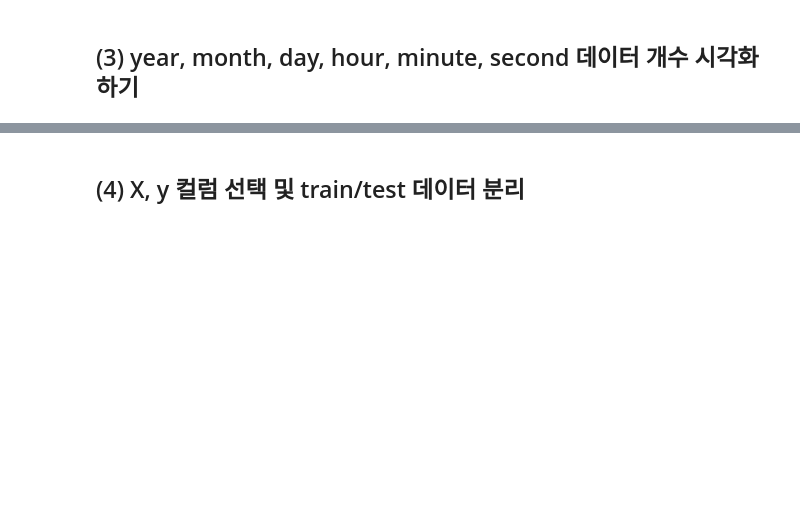
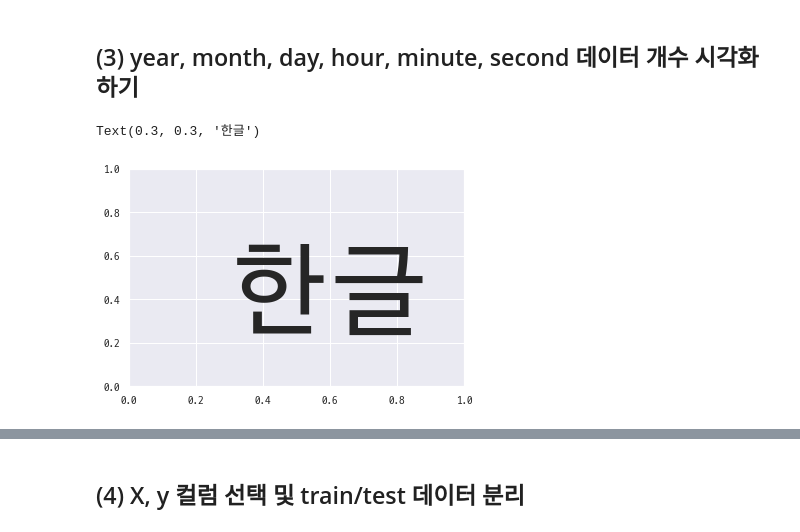
Before and after one commit to byhankim/aiffel, a Jupyter notebook: e/E05_diabetes_bike_regression_project.ipynb, the cells around one changed output, grey strips where cells are left out. Cells and saved outputs as stored; diff of their text form; code cells hidden in the pictures; blank space fills up the shorter version.

Commit message:
Update plots

```diff
--- a/e/E05_diabetes_bike_regression_project.ipynb
+++ b/e/E05_diabetes_bike_regression_project.ipynb
@@ -260,2 +315,15 @@ plt.show()
 # %% [markdown]
 ## (3) year, month, day, hour, minute, second 데이터 개수 시각화하기
+# %%
+#. 한글 출력
+import matplotlib
+import matplotlib.pyplot as plt
+import matplotlib.font_manager as fm
+fm.get_fontconfig_fonts()
+font_location='/home/aiffel/.local/share/fonts/D2CodingBold-Ver1.3.2-20180524-ligature.ttf'
+font_name=fm.FontProperties(fname=font_location).get_name()
+plt.rc('font',family=font_name)
+plt.text(0.3, 0.3, '한글', size=100)
+# %% [output]
+Text(0.3, 0.3, '한글')
+[figure, added]
```
Also changed, not shown: parts of 18 cells of this notebook, 4 other files.
